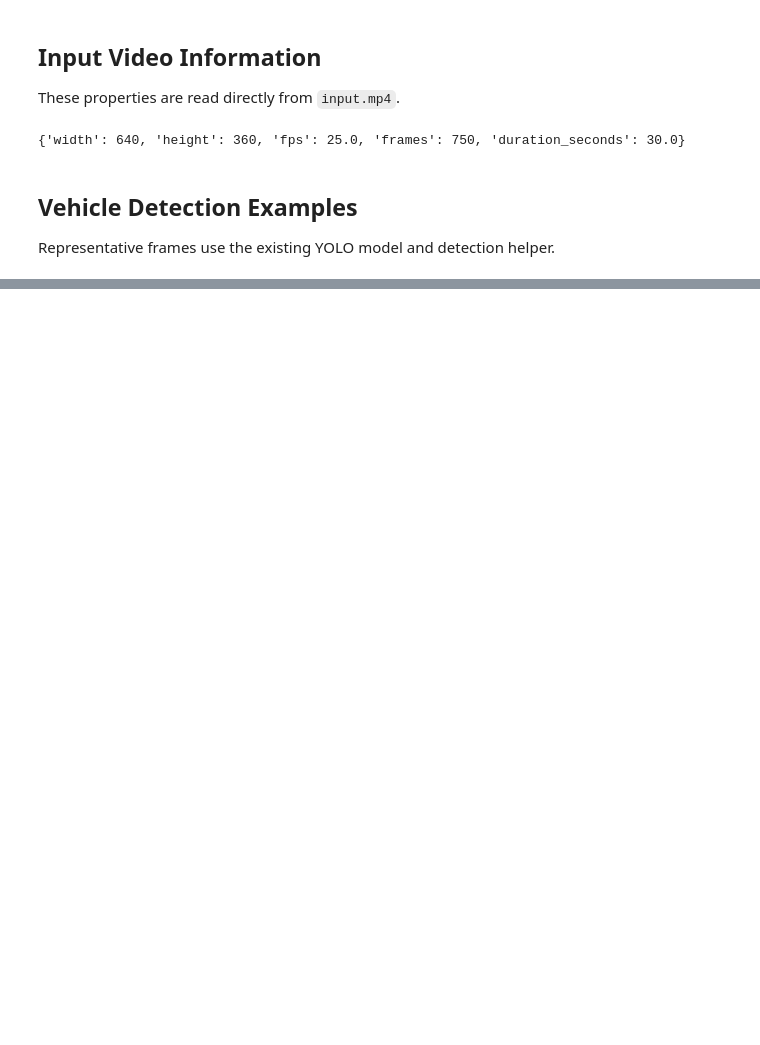
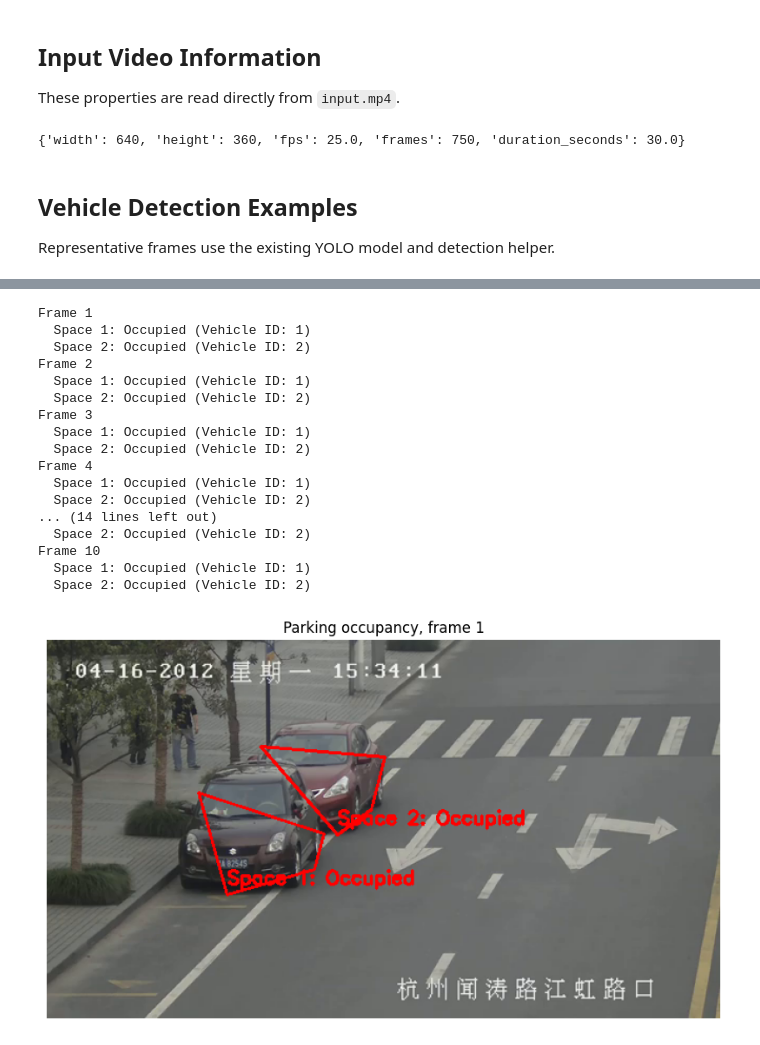
Before and after one commit to Aml517/Aswan-SmartCurbs-AI, a Jupyter notebook: 03_evaluation.ipynb, the cells around one changed output, grey strips where cells are left out. Saved outputs shown, nothing was run; the diff lists cells and outputs as text; code cells hidden in the pictures; blank space fills up the shorter version.

```diff
--- a/03_evaluation.ipynb
+++ b/03_evaluation.ipynb
@@ -601,0 +462,59 @@ Parking occupancy detection was successfully implemented using predefined parkin
+# %%
+def calculate_all_occupancy(all_detections, parking_spaces):
+    polygons = {sid: cv2.convexHull(np.array(pts, dtype=np.int32)) for sid, pts in parking_spaces.items()}
+    results = []
+    for frame_detections in all_detections:
+        if not frame_detections:
+            continue
+        spaces = {}
+        for space_id, polygon in polygons.items():
+            status = "Free"
+            vehicle_id = None
+            for det in frame_detections:
+                point = (det["center_x"], det["center_y"])
+                if cv2.pointPolygonTest(polygon, point, False) >= 0:
+                    status = "Occupied"
+                    vehicle_id = det["track_id"]
+                    break
+            spaces[space_id] = {"status": status, "vehicle_id": vehicle_id}
+        results.append({"frame_number": frame_detections[0]["frame_number"], "spaces": spaces})
+    return results
+
+
+occupancy_results = calculate_all_occupancy(all_detections, PARKING_SPACES)
+for frame_result in occupancy_results[:10]:
+    print(f"Frame {frame_result['frame_number']}")
+    for space_id, result in frame_result["spaces"].items():
+        print(f"  Space {space_id}: {result['status']}", end="")
+        print(f" (Vehicle ID: {result['vehicle_id']})" if result["vehicle_id"] is not None else "")
+
+# Show the configured polygons and calculated statuses on the first frame that has a result.
+capture = cv2.VideoCapture(str(INPUT_VIDEO))
+success, frame = capture.read()
+capture.release()
+if success and occupancy_results:
+    annotated = draw_parking_spaces(frame.copy(), PARKING_SPACES, occupancy_results[0]["spaces"])
+    plt.figure(figsize=(10, 6))
+    plt.imshow(cv2.cvtColor(annotated, cv2.COLOR_BGR2RGB))
+    plt.axis("off")
+    plt.title(f"Parking occupancy, frame {occupancy_results[0]['frame_number']}")
+    plt.show()
+# %% [output]
+Frame 1
+  Space 1: Occupied (Vehicle ID: 1)
+  Space 2: Occupied (Vehicle ID: 2)
+Frame 2
+  Space 1: Occupied (Vehicle ID: 1)
+  Space 2: Occupied (Vehicle ID: 2)
+Frame 3
+  Space 1: Occupied (Vehicle ID: 1)
+  Space 2: Occupied (Vehicle ID: 2)
+Frame 4
+  Space 1: Occupied (Vehicle ID: 1)
+  Space 2: Occupied (Vehicle ID: 2)
+... (14 lines left out)
+  Space 2: Occupied (Vehicle ID: 2)
+Frame 10
+  Space 1: Occupied (Vehicle ID: 1)
+  Space 2: Occupied (Vehicle ID: 2)
+[figure, added]
```
Also changed, not shown: parts of 47 cells of this notebook, 10 other files.
